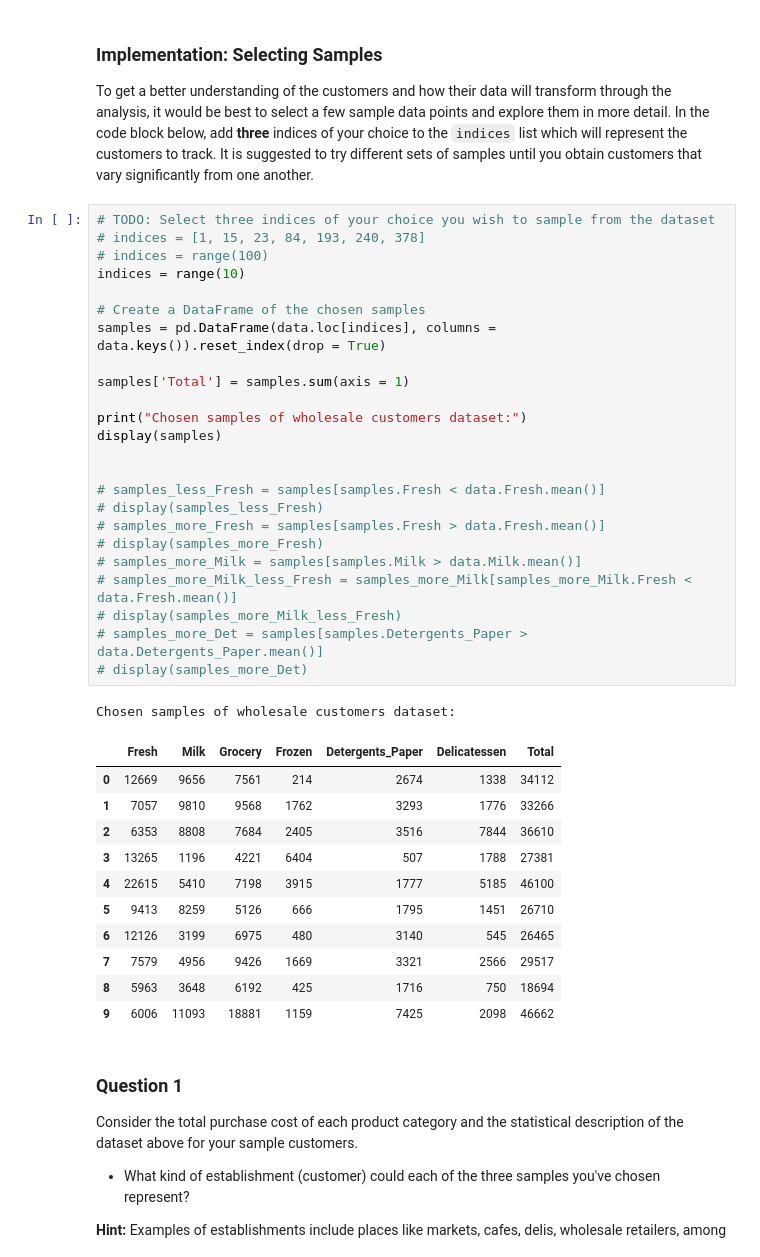
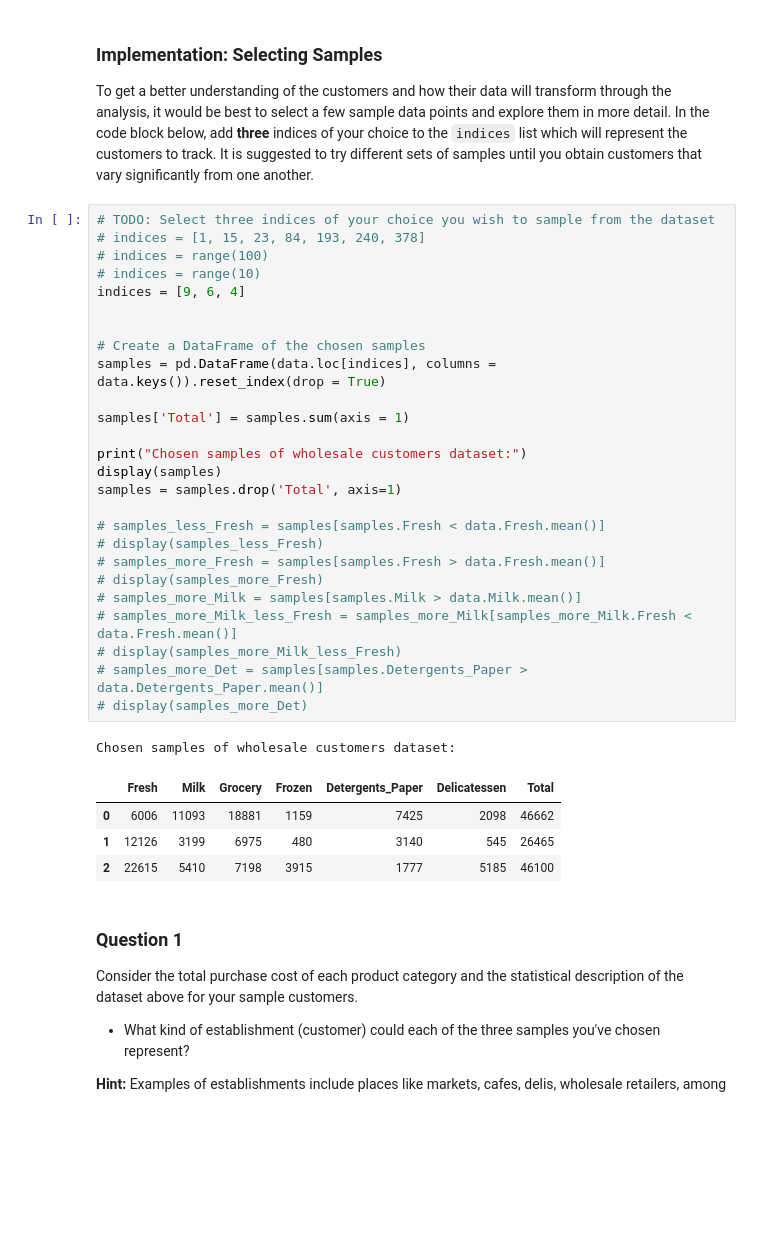
Before and after one commit to kayfuku/MLND_Udacity, a Jupyter notebook: customer_segments/customer_segments.ipynb, the cells around one changed output. Cells and saved outputs as stored; diff of their text form; blank space fills up the shorter version.

```diff
--- a/customer_segments/customer_segments.ipynb
+++ b/customer_segments/customer_segments.ipynb
@@ -61,40 +61,35 @@ To get a better understanding of the customers and how their data will transform
 # %%
 # TODO: Select three indices of your choice you wish to sample from the dataset
 # indices = [1, 15, 23, 84, 193, 240, 378]
 # indices = range(100)
-indices = range(10)
+# indices = range(10)
+indices = [9, 6, 4]
+
 
 # Create a DataFrame of the chosen samples
 samples = pd.DataFrame(data.loc[indices], columns = data.keys()).reset_index(drop = True)
 
 samples['Total'] = samples.sum(axis = 1)
 
 print("Chosen samples of wholesale customers dataset:")
 display(samples)
-
+samples = samples.drop('Total', axis=1)
 
 # samples_less_Fresh = samples[samples.Fresh < data.Fresh.mean()]
 # display(samples_less_Fresh)
 # samples_more_Fresh = samples[samples.Fresh > data.Fresh.mean()]
 # display(samples_more_Fresh)
 # samples_more_Milk = samples[samples.Milk > data.Milk.mean()]
 # samples_more_Milk_less_Fresh = samples_more_Milk[samples_more_Milk.Fresh < data.Fresh.mean()]
 # display(samples_more_Milk_less_Fresh)
 # samples_more_Det = samples[samples.Detergents_Paper > data.Detergents_Paper.mean()]
 # display(samples_more_Det)
 # %% [output]
 Chosen samples of wholesale customers dataset:
 |  | Fresh | Milk | Grocery | Frozen | Detergents_Paper | Delicatessen | Total |
-| 0 | 12669 | 9656 | 7561 | 214 | 2674 | 1338 | 34112 |
-| 1 | 7057 | 9810 | 9568 | 1762 | 3293 | 1776 | 33266 |
-| 2 | 6353 | 8808 | 7684 | 2405 | 3516 | 7844 | 36610 |
-| 3 | 13265 | 1196 | 4221 | 6404 | 507 | 1788 | 27381 |
-| 4 | 22615 | 5410 | 7198 | 3915 | 1777 | 5185 | 46100 |
-| 5 | 9413 | 8259 | 5126 | 666 | 1795 | 1451 | 26710 |
-| 6 | 12126 | 3199 | 6975 | 480 | 3140 | 545 | 26465 |
-| 7 | 7579 | 4956 | 9426 | 1669 | 3321 | 2566 | 29517 |
-| 8 | 5963 | 3648 | 6192 | 425 | 1716 | 750 | 18694 |
-| 9 | 6006 | 11093 | 18881 | 1159 | 7425 | 2098 | 46662 |
+| 0 | 6006 | 11093 | 18881 | 1159 | 7425 | 2098 | 46662 |
+| 1 | 12126 | 3199 | 6975 | 480 | 3140 | 545 | 26465 |
+| 2 | 22615 | 5410 | 7198 | 3915 | 1777 | 5185 | 46100 |
 # %% [markdown]
 ### Question 1
 Consider the total purchase cost of each product category and the statistical description of the dataset above for your sample customers.
```
Also changed, not shown: parts of 14 cells of this notebook.
